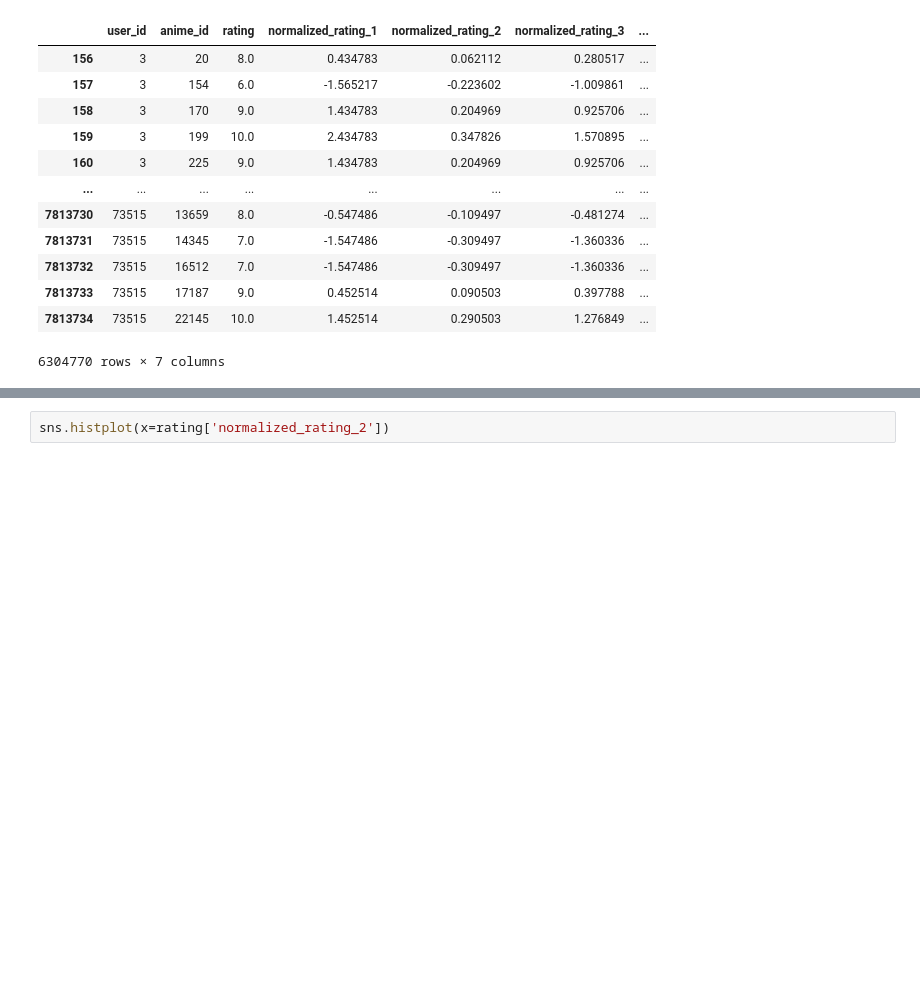
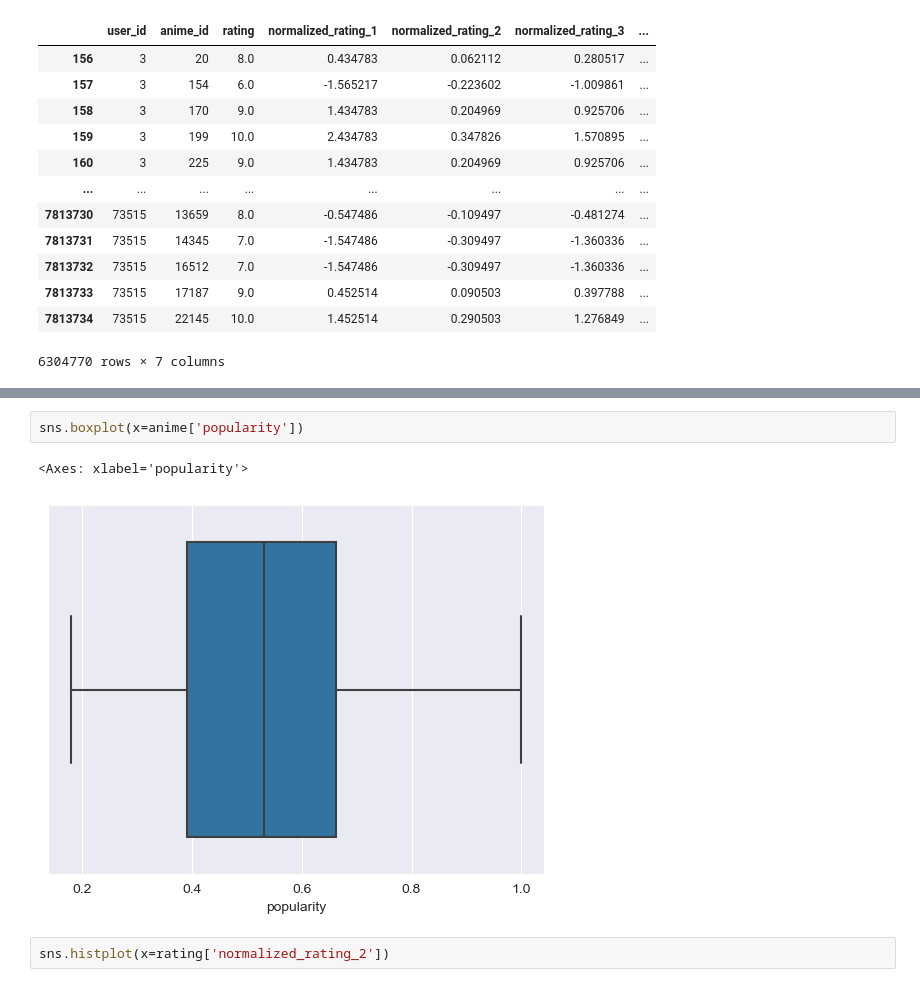
Before and after one commit to SamuelCorecco/05_ComicBook, a Jupyter notebook: full_model.ipynb, the cells around one changed output, grey strips where cells are left out. Saved outputs shown, nothing was run; the diff lists cells and outputs as text; blank space fills up the shorter version.

```diff
--- a/full_model.ipynb
+++ b/full_model.ipynb
@@ -139,3 +153,8 @@ sns.boxplot(x=anime['anime_rating_weighted'])
+# %%
+sns.boxplot(x=anime['popularity'])
+# %% [output]
+<Axes: xlabel='popularity'>
+[figure, added]
 # %%
 sns.histplot(x=rating['normalized_rating_2'])
 # %% [output]
```
Also changed, not shown: parts of 24 cells of this notebook.
